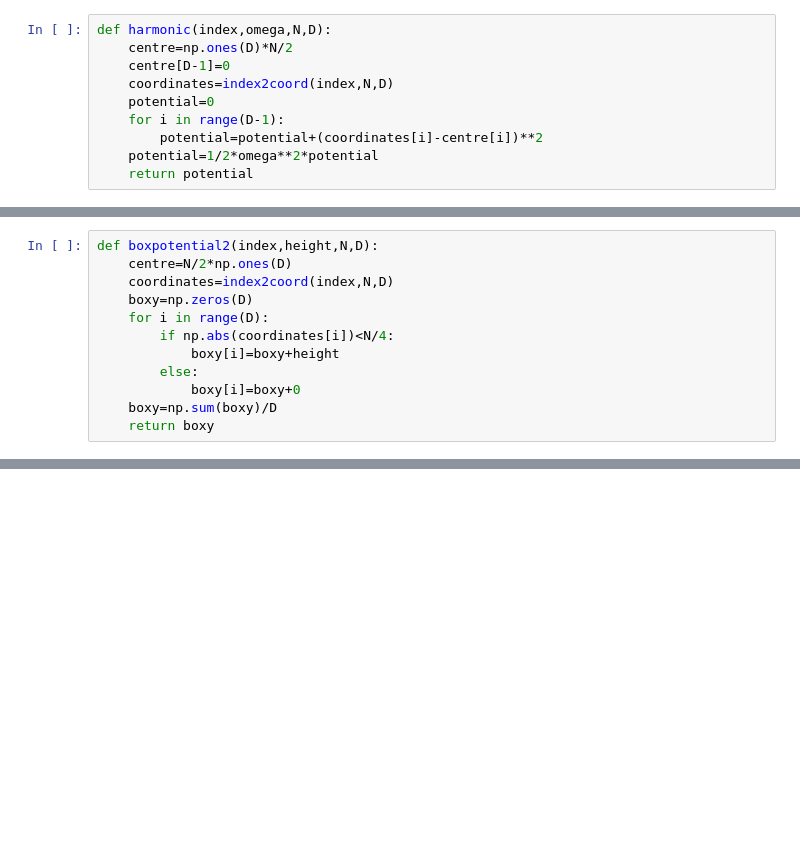
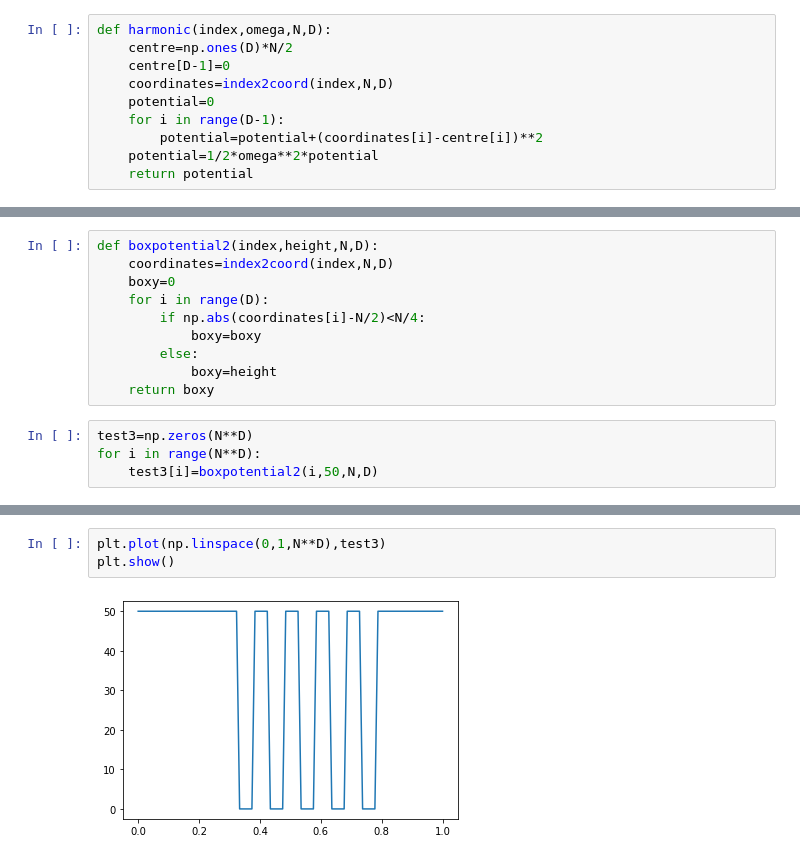
Before and after one commit to tisabe/CP2_QPP, a Jupyter notebook: Project2.ipynb, the cells around one changed output, grey strips where cells are left out. Cells and saved outputs as stored; diff of their text form; blank space fills up the shorter version.

Commit message:
updates boxpotential2

```diff
--- a/Project2.ipynb
+++ b/Project2.ipynb
@@ -142,12 +145,14 @@ plt.show()
 # %%
 def boxpotential2(index,height,N,D):
-    centre=N/2*np.ones(D)
     coordinates=index2coord(index,N,D)
-    boxy=np.zeros(D)
+    boxy=0
     for i in range(D):
-        if np.abs(coordinates[i])<N/4:
-            boxy[i]=boxy+height
+        if np.abs(coordinates[i]-N/2)<N/4:
+            boxy=boxy
         else:
-            boxy[i]=boxy+0
-    boxy=np.sum(boxy)/D
+            boxy=height
     return boxy
+# %%
+test3=np.zeros(N**D)
+for i in range(N**D):
+    test3[i]=boxpotential2(i,50,N,D)
@@ -153,0 +170,5 @@ def boxpotential2(index,height,N,D):
+# %%
+plt.plot(np.linspace(0,1,N**D),test3)
+plt.show()
+# %% [output]
+[figure, added]
```
Also changed, not shown: parts of 4 cells of this notebook.
